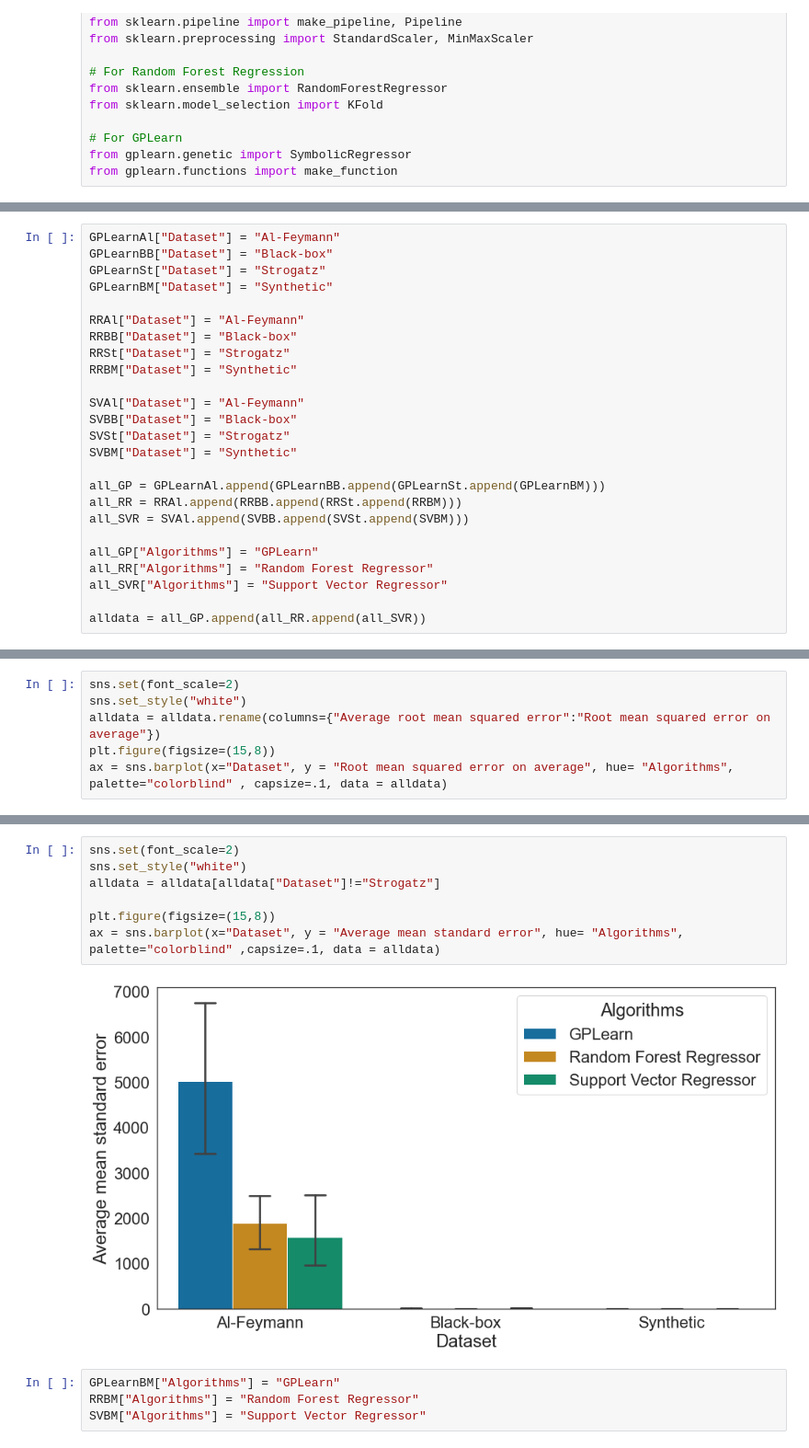
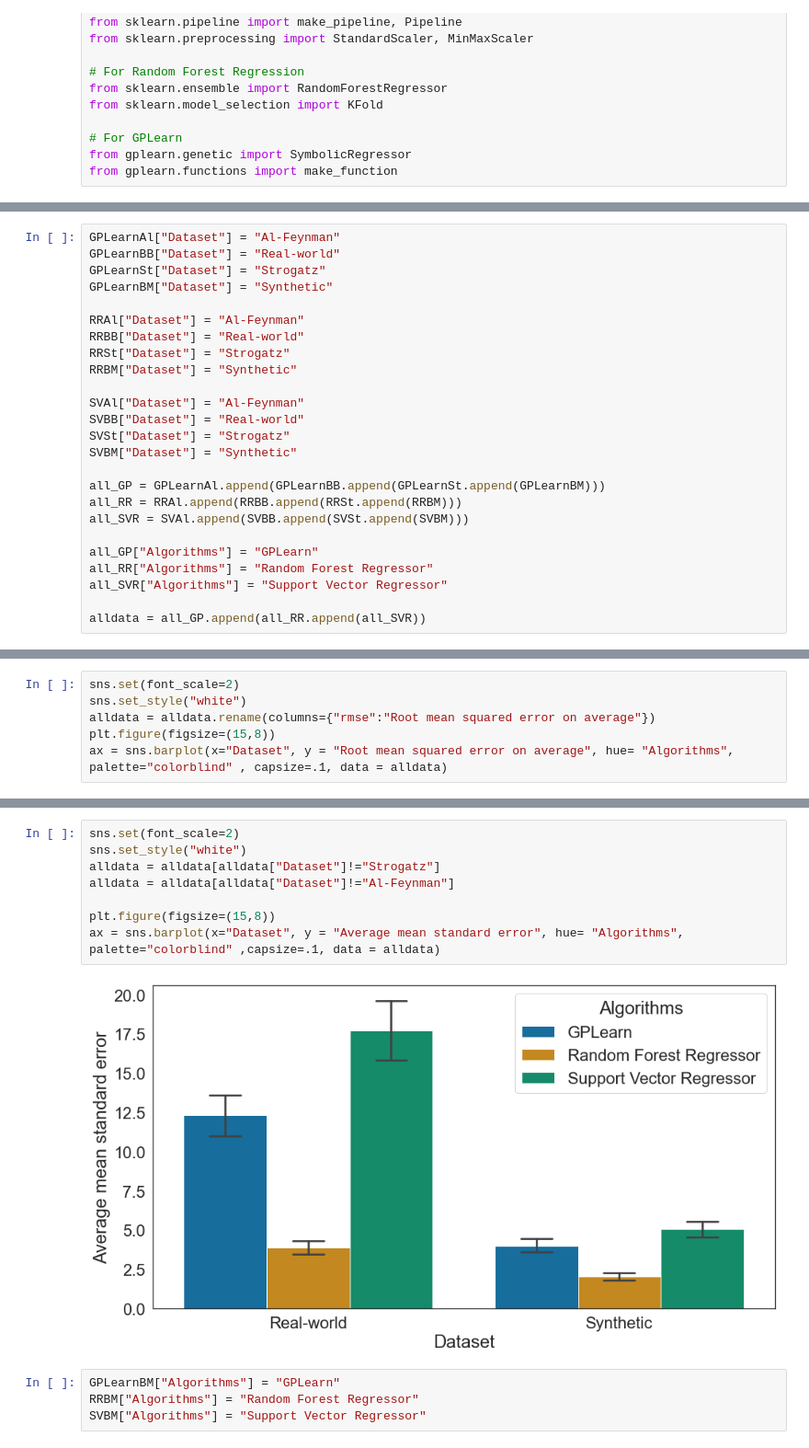
Before and after one commit to SuzanneOngCodes/irace-on-symbolic-regression-algorithms, a Jupyter notebook: Post-Processing.ipynb, the cells around one changed output, grey strips where cells are left out. Shown at 92% size. Drawn from its saved outputs; the diff is of its cells as text.

```diff
--- a/Post-Processing.ipynb
+++ b/Post-Processing.ipynb
@@ -59,16 +47,16 @@ SVBM = pd.read_csv("./SupportVectorRegression/Configurations/time.csv")
 # %%
-GPLearnAl["Dataset"] = "Al-Feymann"
-GPLearnBB["Dataset"] = "Black-box"
+GPLearnAl["Dataset"] = "Al-Feynman"
+GPLearnBB["Dataset"] = "Real-world"
 GPLearnSt["Dataset"] = "Strogatz"
 GPLearnBM["Dataset"] = "Synthetic"
 
-RRAl["Dataset"] = "Al-Feymann"
-RRBB["Dataset"] = "Black-box"
+RRAl["Dataset"] = "Al-Feynman"
+RRBB["Dataset"] = "Real-world"
 RRSt["Dataset"] = "Strogatz"
 RRBM["Dataset"] = "Synthetic"
 
-SVAl["Dataset"] = "Al-Feymann"
-SVBB["Dataset"] = "Black-box"
+SVAl["Dataset"] = "Al-Feynman"
+SVBB["Dataset"] = "Real-world"
 SVSt["Dataset"] = "Strogatz"
 SVBM["Dataset"] = "Synthetic"
 
@@ -93,7 +74,7 @@ alldata = all_GP.append(all_RR.append(all_SVR))
 # %%
 sns.set(font_scale=2)
 sns.set_style("white")
-alldata = alldata.rename(columns={"Average root mean squared error":"Root mean squared error on average"})
+alldata = alldata.rename(columns={"rmse":"Root mean squared error on average"})
 plt.figure(figsize=(15,8))
 ax = sns.barplot(x="Dataset", y = "Root mean squared error on average", hue= "Algorithms", palette="colorblind" , capsize=.1, data = alldata)
 # %% [output]
@@ -125,12 +98,13 @@ ax = sns.barplot(x="Dataset", y = "Average mean absolute error", hue= "Algorithm
 # %%
 sns.set(font_scale=2)
 sns.set_style("white")
 alldata = alldata[alldata["Dataset"]!="Strogatz"]
+alldata = alldata[alldata["Dataset"]!="Al-Feynman"]
 
 plt.figure(figsize=(15,8))
 ax = sns.barplot(x="Dataset", y = "Average mean standard error", hue= "Algorithms", palette="colorblind" ,capsize=.1, data = alldata)
 # %% [output]
-[figure, old version]
+[figure, new version]
 # %%
 GPLearnBM["Algorithms"] = "GPLearn"
 RRBM["Algorithms"] = "Random Forest Regressor"
```
Also changed, not shown: parts of 18 cells of this notebook.
